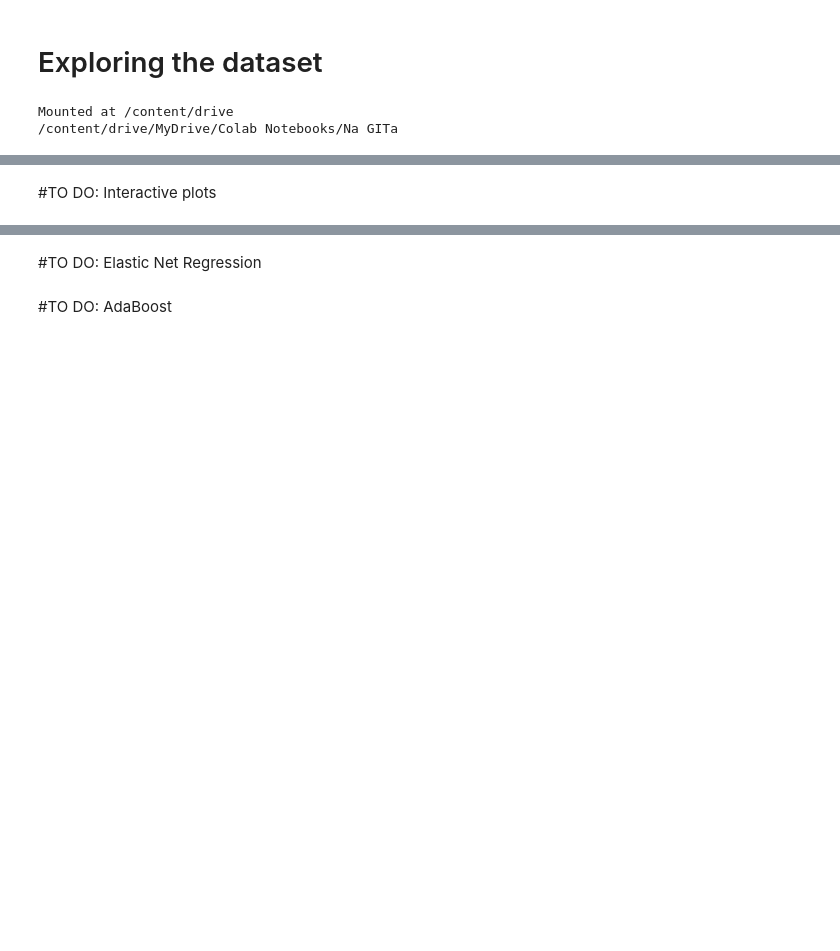
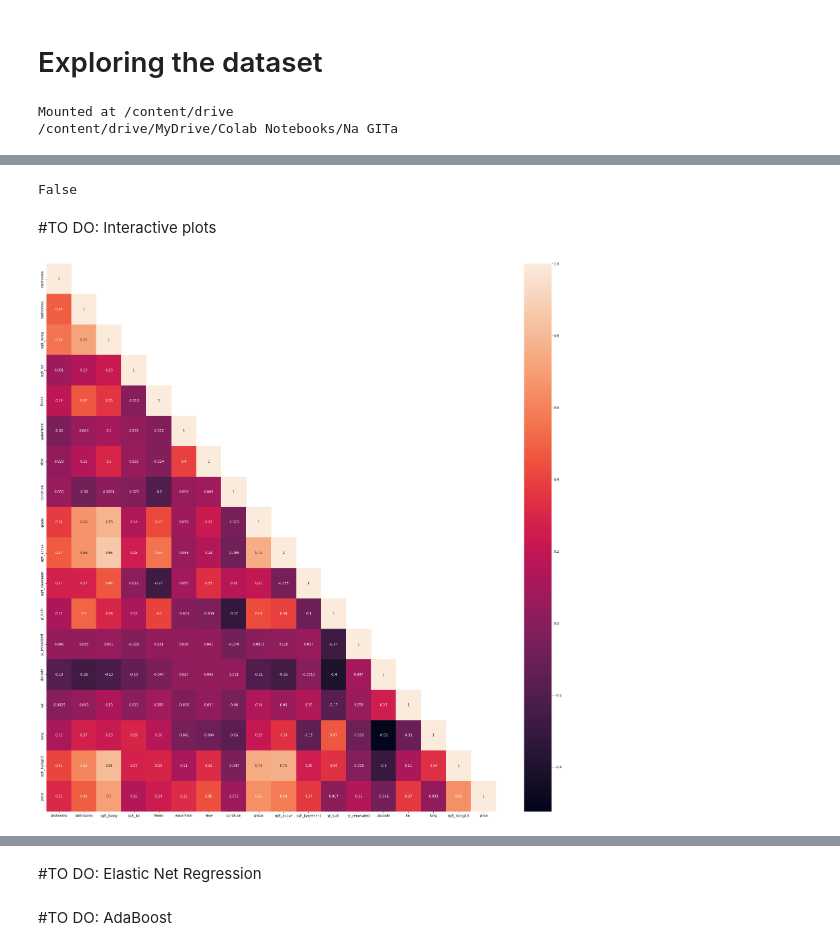
Before and after one commit to monikachudyba/MachineLearningProjects, a Jupyter notebook: Regression - House Pricing.ipynb, the cells around one changed output, grey strips where cells are left out. Cells and saved outputs as stored; diff of their text form; code cells hidden in the pictures; blank space fills up the shorter version.

```diff
--- a/Regression - House Pricing.ipynb
+++ b/Regression - House Pricing.ipynb
@@ -122,2 +142,16 @@ df
+# %%
+df.dropna(inplace=True)
+# %%
+df.duplicated(keep='first').any()
+# %% [output]
+False
 # %% [markdown]
 #TO DO: Interactive plots
+# %%
+lower_tri = df.corr().where(np.tril(np.ones(df.corr().shape),k=0).astype(bool))
+# %%
+plt.figure(figsize=(30, 30))
+sns.heatmap(lower_tri, annot=True)
+plt.show()
+# %% [output]
+[figure, added]
```
Also changed, not shown: parts of 16 cells of this notebook.
